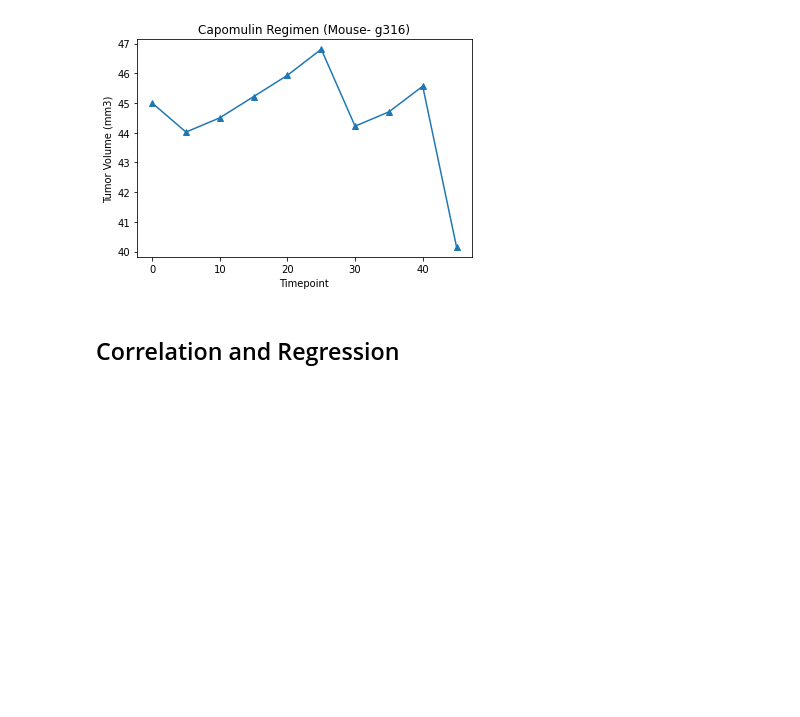
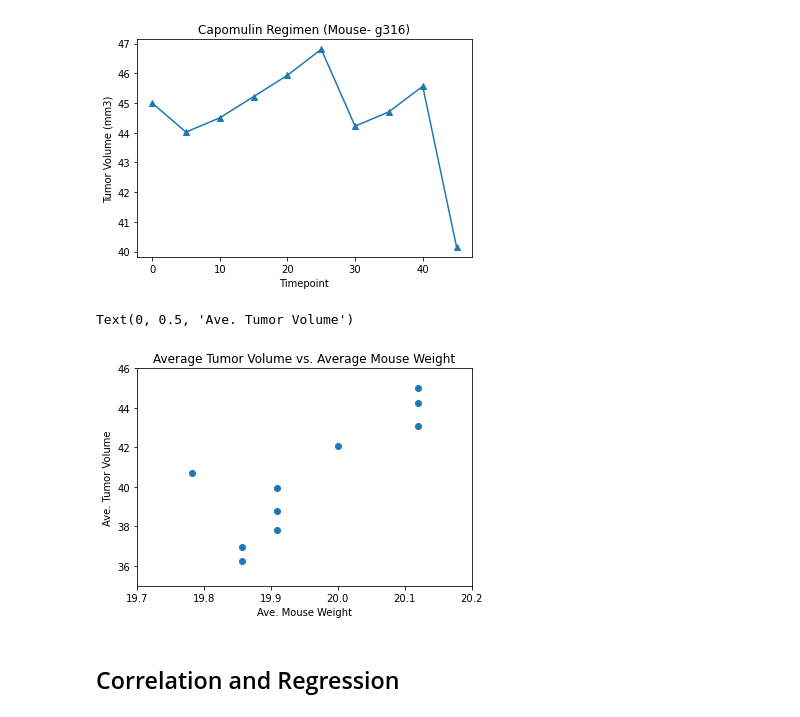
Before and after one commit to FLtoCOTransplant/matplotlib_challenge, a Jupyter notebook: pymaceuticals.ipynb, the cells around one changed output. Cells and saved outputs as stored; diff of their text form; code cells hidden in the pictures; blank space fills up the shorter version.

Commit message:
finished with scatter plot

```diff
--- a/pymaceuticals.ipynb
+++ b/pymaceuticals.ipynb
@@ -333,3 +331,22 @@ Text(0.5, 0, 'Timepoint')
+# %%
+# Generate a scatter plot of average tumor volume vs. mouse weight for the Capomulin regimen
+
+# Determine the averages
+avg_weights = cl_df.loc[cl_df["Drug Regimen"] == "Capomulin"].groupby(cl_df["Timepoint"]).agg({"Tumor Volume (mm3)" : ["mean"], "Weight (g)" : ["mean"]})
+avg_weights.columns = ["Average Tumor Volume (mm3)", "Average Mouse Weight (g)"]
+
+# Create the scatter plot
+ave_tumor = avg_weights["Average Tumor Volume (mm3)"]
+ave_mouse = avg_weights["Average Mouse Weight (g)"]
+plt.scatter(ave_mouse,ave_tumor)
+plt.ylim(35, 46)
+plt.xlim(19.7, 20.2)
+plt.title("Average Tumor Volume vs. Average Mouse Weight")
+plt.xlabel("Ave. Mouse Weight")
+plt.ylabel("Ave. Tumor Volume")
+# %% [output]
+Text(0, 0.5, 'Ave. Tumor Volume')
+[figure, added]
 # %% [markdown]
 ## Correlation and Regression
 # %%
```
Also changed, not shown: parts of 2 cells of this notebook.
